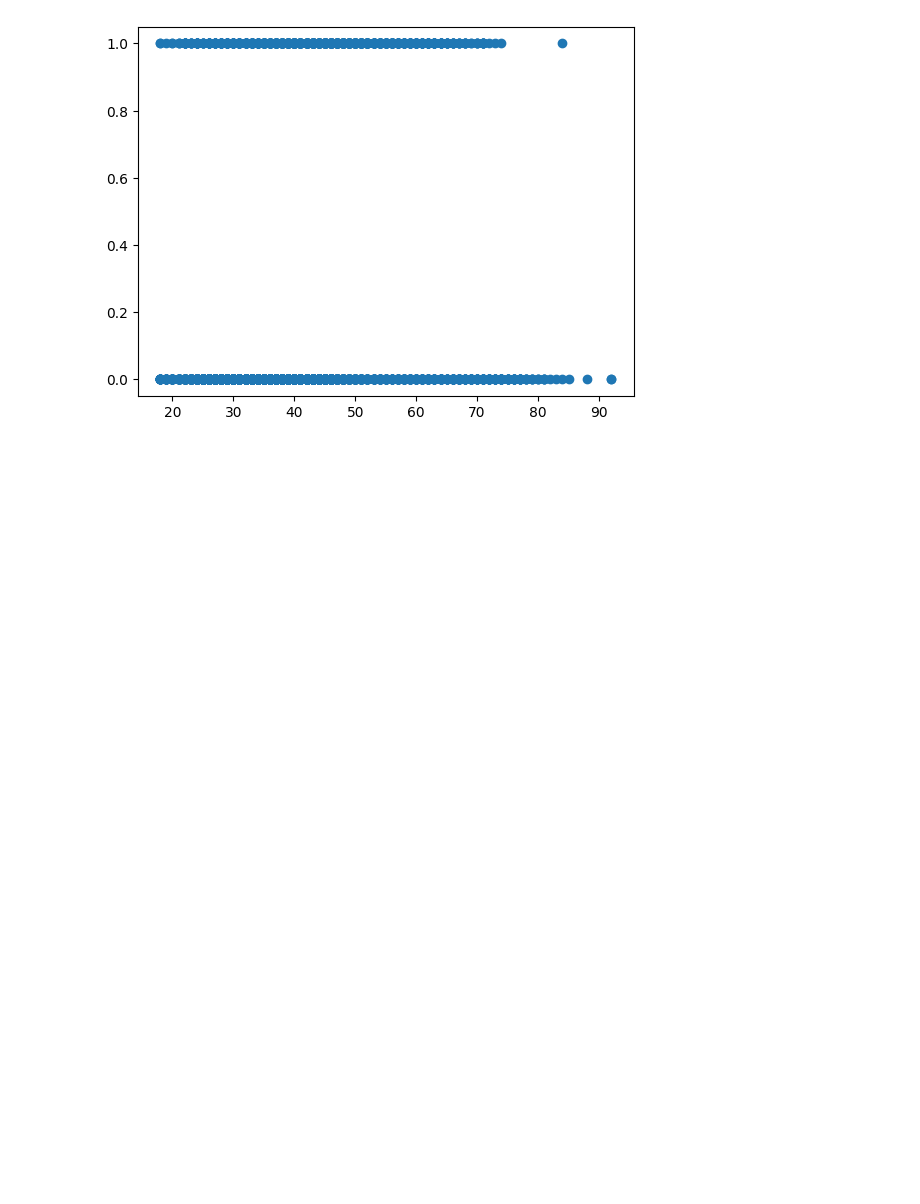
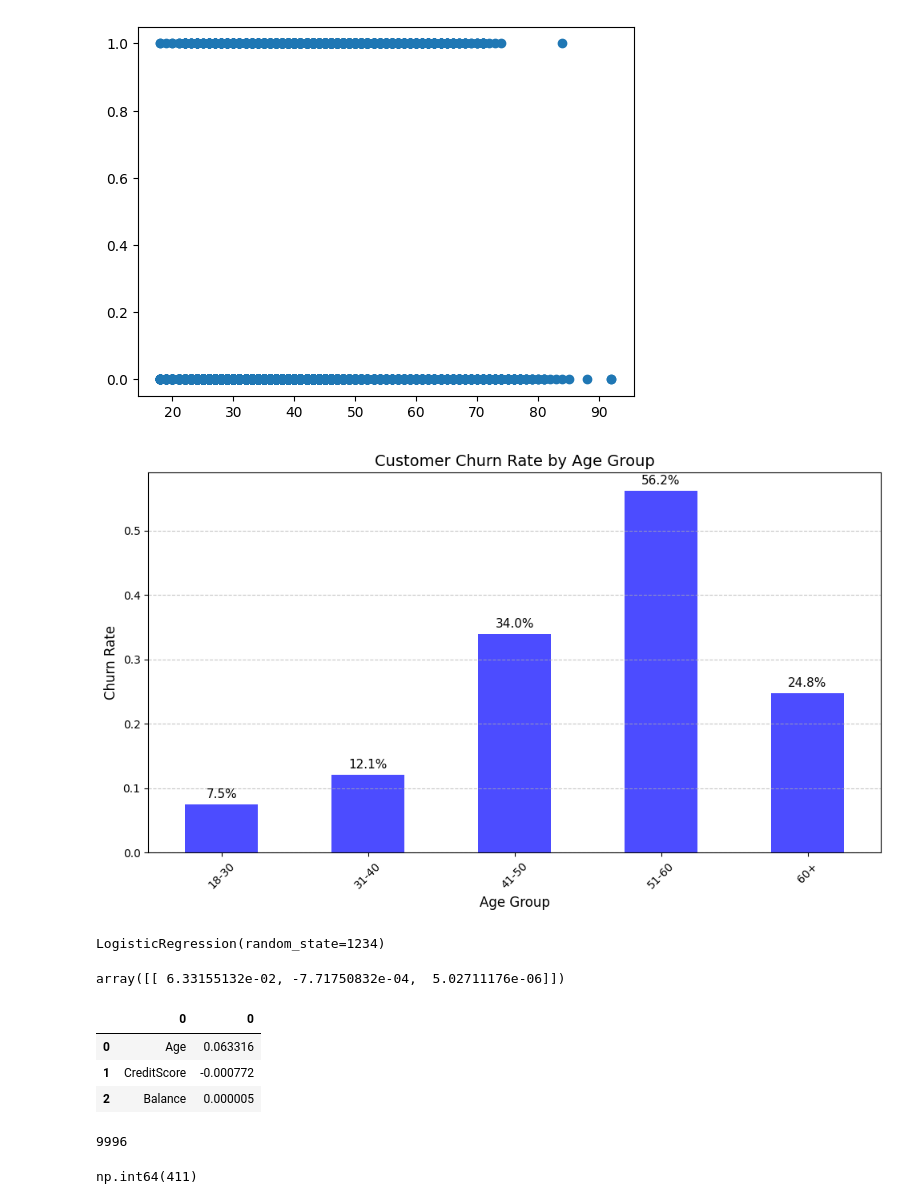
Before and after one commit to lyudmildimitrov1997-sudo/pppp, a Jupyter notebook: Customerchurn.ipynb, the cells around one changed output. Drawn from its saved outputs; the diff is of its cells as text; code cells hidden in the pictures; blank space fills up the shorter version.

```diff
--- a/Customerchurn.ipynb
+++ b/Customerchurn.ipynb
@@ -104,3 +104,41 @@ plt.scatter(data["Age"], data["Exited"])
 # %% [output]
 <matplotlib.collections.PathCollection at 0x...>
 [figure]
+# %%
+import pandas as pd
+import matplotlib.pyplot as plt
+
+# Зареждане на данните директно тук, за да се избегне NameError при нова сесия
+file_path = "https://raw.github.com/jan-source/ppa_erp_student/main/sessions/2_session/"
+data_a = pd.read_csv(f"{file_path}churn_part_a.csv")
+data_b = pd.read_csv(f"{file_path}churn_part_b.csv")
+data = pd.merge(data_a, data_b, on="CustomerId", how="inner")
+data = data.dropna(axis=0)
+
+# Създаване на възрастови групи и анализ на оттока (churn)
+data.loc[:, 'Age_Group'] = pd.cut(
+        data['Age'],
+        bins=[17, 30, 40, 50, 60, 100],
+        labels=['18-30', '31-40', '41-50', '51-60', '60+']
+        )
+
+# Изчисляване на процента на отток за всяка възрастова група
+churn_by_age = data.groupby('Age_Group')['Exited'].mean()
+
+# Създаване на стълбовидна диаграма
+plt.figure(figsize=(10, 6))
+churn_by_age.plot(kind='bar', color='blue', alpha=0.7)
+plt.title('Customer Churn Rate by Age Group', fontsize=14)
+plt.xlabel('Age Group', fontsize=12)
+plt.ylabel('Churn Rate', fontsize=12)
+plt.xticks(rotation=45)
+plt.grid(axis='y', linestyle='--', alpha=0.7)
+
+# Добавяне на етикети с проценти над всеки стълб
+for i, value in enumerate(churn_by_age):
+    plt.text(i, value + 0.01, f'{value:.1%}', ha='center', fontsize=11)
+
+plt.tight_layout()
+plt.show()
+# %% [output]
+[figure, added]
@@ -106,0 +156,8 @@ plt.scatter(data["Age"], data["Exited"])
+# %%
+log_reg_simple.fit(x, y)
+# %% [output]
+LogisticRegression(random_state=1234)
+# %%
+log_reg_simple.coef_
+# %% [output]
+array([[ 6.33155132e-02, -7.71750832e-04,  5.02711176e-06]])
@@ -106,0 +175,7 @@ plt.scatter(data["Age"], data["Exited"])
+# %%
+coefficients_formated
+# %% [output]
+|  | 0 | 0 |
+| 0 | Age | 0.063316 |
+| 1 | CreditScore | -0.000772 |
+| 2 | Balance | 0.000005 |
@@ -106,0 +184,8 @@ plt.scatter(data["Age"], data["Exited"])
+# %%
+len(log_reg_simple.predict(x))
+# %% [output]
+9996
+# %%
+sum(log_reg_simple.predict(x))
+# %% [output]
+np.int64(411)
```
Also changed, not shown: parts of 8 cells of this notebook.
